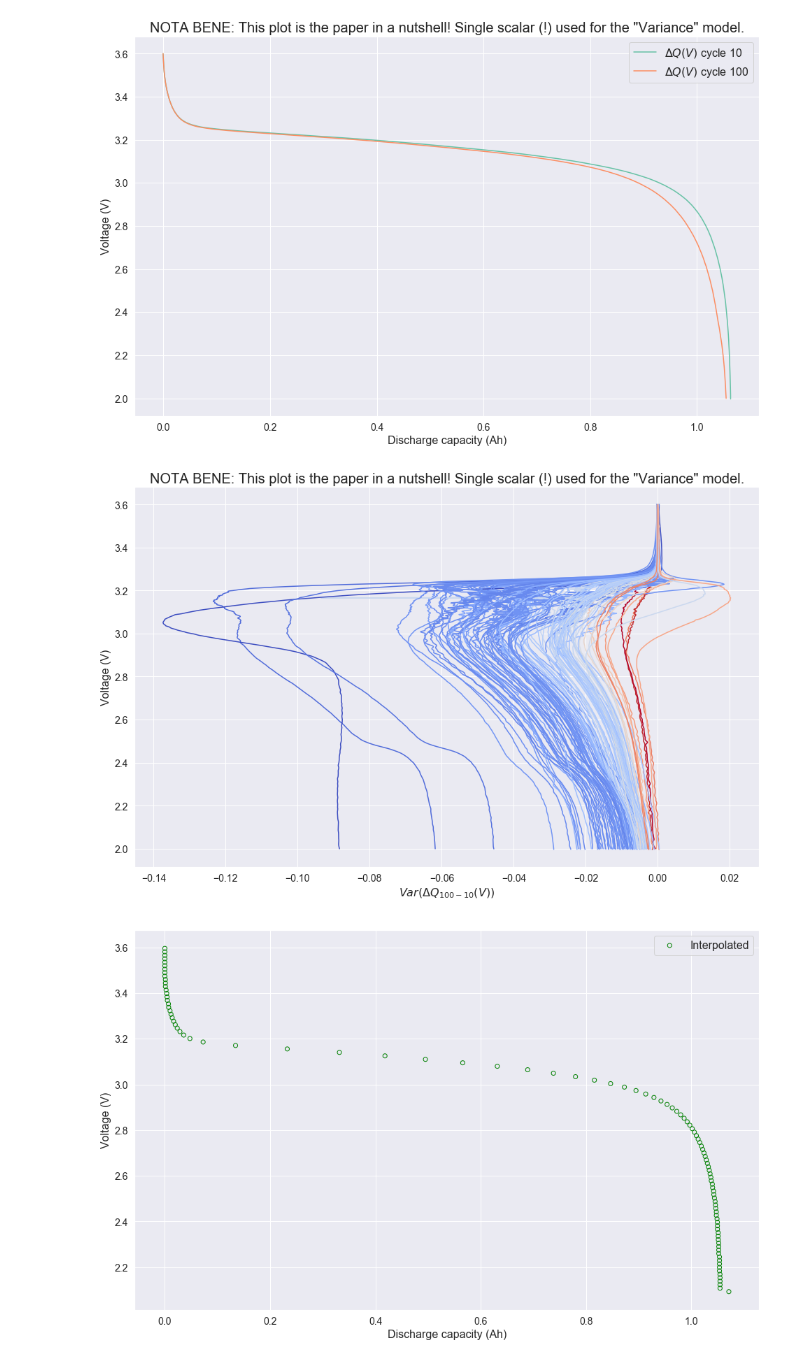
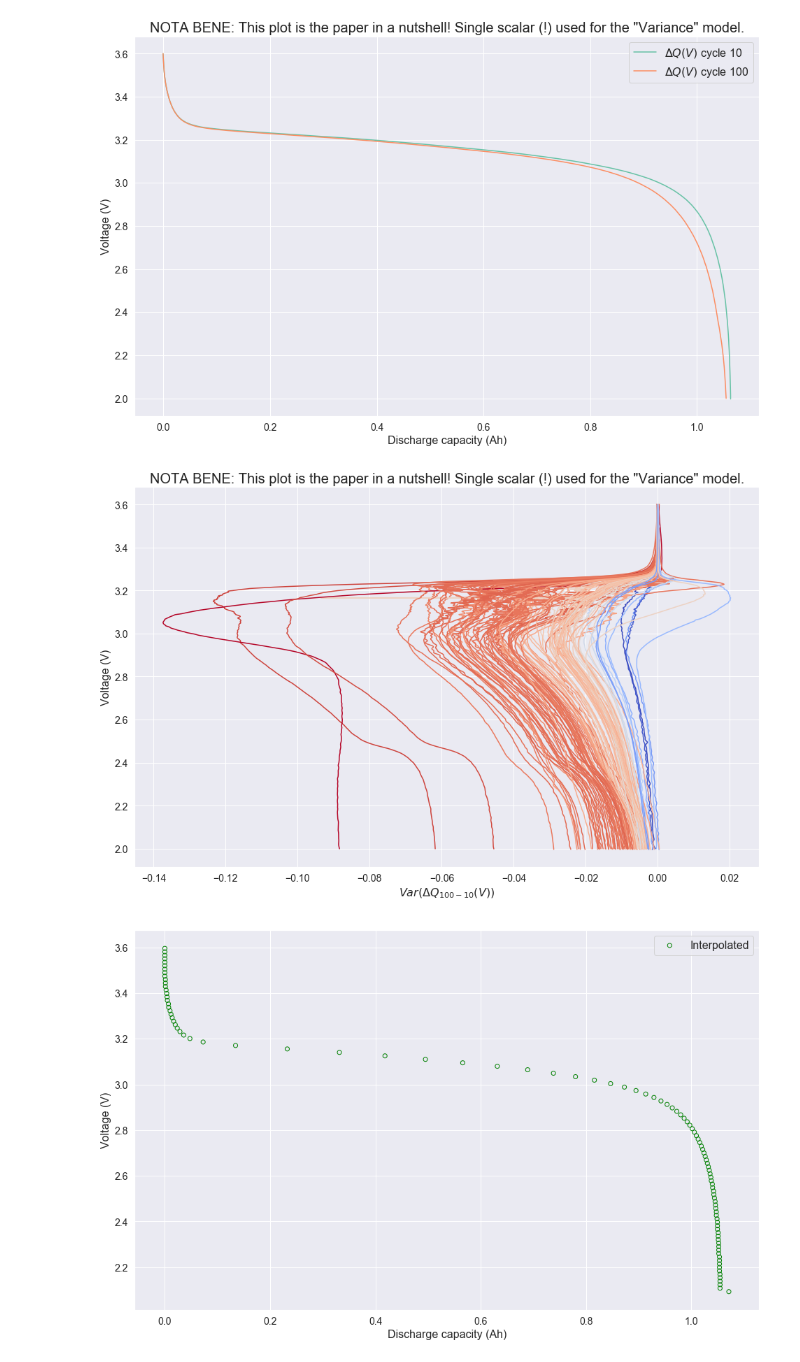
Before and after one commit to hwaxxer/nature-paper, a Jupyter notebook: Classification.ipynb, the cells around one changed output. Drawn from its saved outputs; the diff is of its cells as text; code cells hidden in the pictures.

```diff
--- a/Classification.ipynb
+++ b/Classification.ipynb
@@ -173,25 +181,25 @@ plt.show()
 # %%
 cycle_lives = np.array([cell['cycle_life'] for cell in batches.values()]).ravel()
 
-cmap = plt.get_cmap('coolwarm')
+cmap = plt.get_cmap('coolwarm_r')
 norm = matplotlib.colors.Normalize(vmin=np.min(cycle_lives), vmax=np.max(cycle_lives))
 mapper = plt.cm.ScalarMappable(norm=norm, cmap=cmap)
 
 for cell in batches.values():
     qd100, v = get_QV(cell['cycles'][str(100)])
     qd10, v = get_QV(cell['cycles'][str(10)])
 
     diff = qd100-qd10
 
     cl = float(cell['cycle_life'])
     plt.plot(diff, v, c=mapper.to_rgba(cl))
 
 plt.xlabel('$Var(\Delta Q_{100-10}(V))$')
 plt.ylabel('Voltage (V)')
 plt.title('NOTA BENE: This plot is the paper in a nutshell! Single scalar (!) used for the "Variance" model.')
 plt.show()
 # %% [output]
-[figure, old version]
+[figure, new version]
 # %%
 def interpolateQV(cycle, num=1000, value=None):
     V = cycle['V']
```
Also changed, not shown: parts of 9 cells of this notebook.
